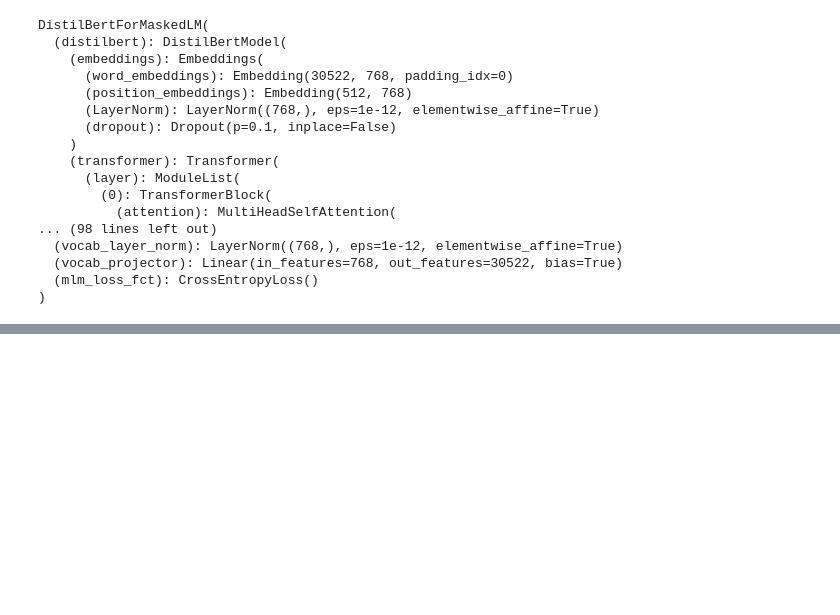
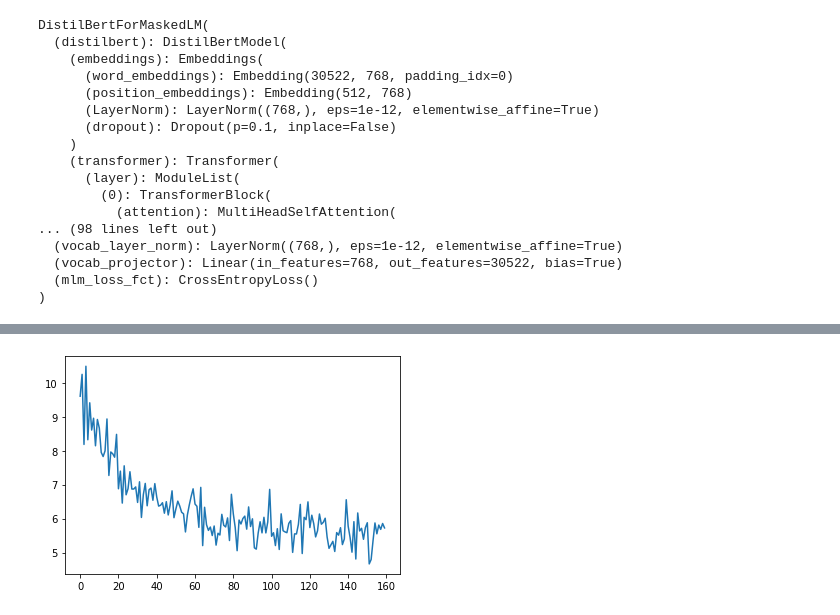
Before and after one commit to LennartKeller/DeepTextClustering, a Jupyter notebook: Model.ipynb, the cells around one changed output, grey strips where cells are left out. Drawn from its saved outputs; the diff is of its cells as text; code cells hidden in the pictures; blank space fills up the shorter version.

```diff
--- a/Model.ipynb
+++ b/Model.ipynb
@@ -554,0 +574,5 @@ KeyboardInterrupt:
+# %%
+plt.plot(hist.combined_losses)
+plt.show()
+# %% [output]
+[figure, added]
```
Also changed, not shown: parts of 11 cells of this notebook.
